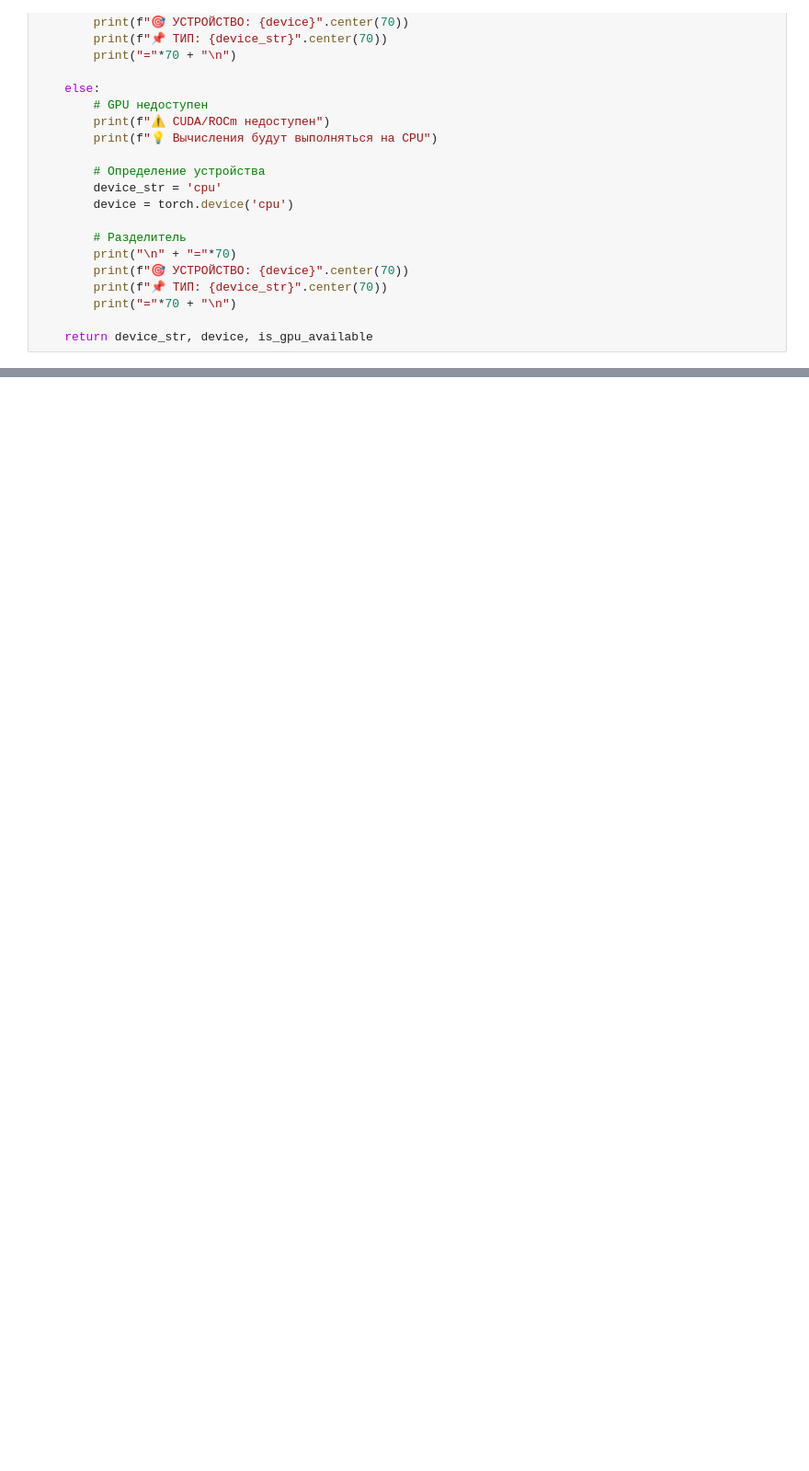
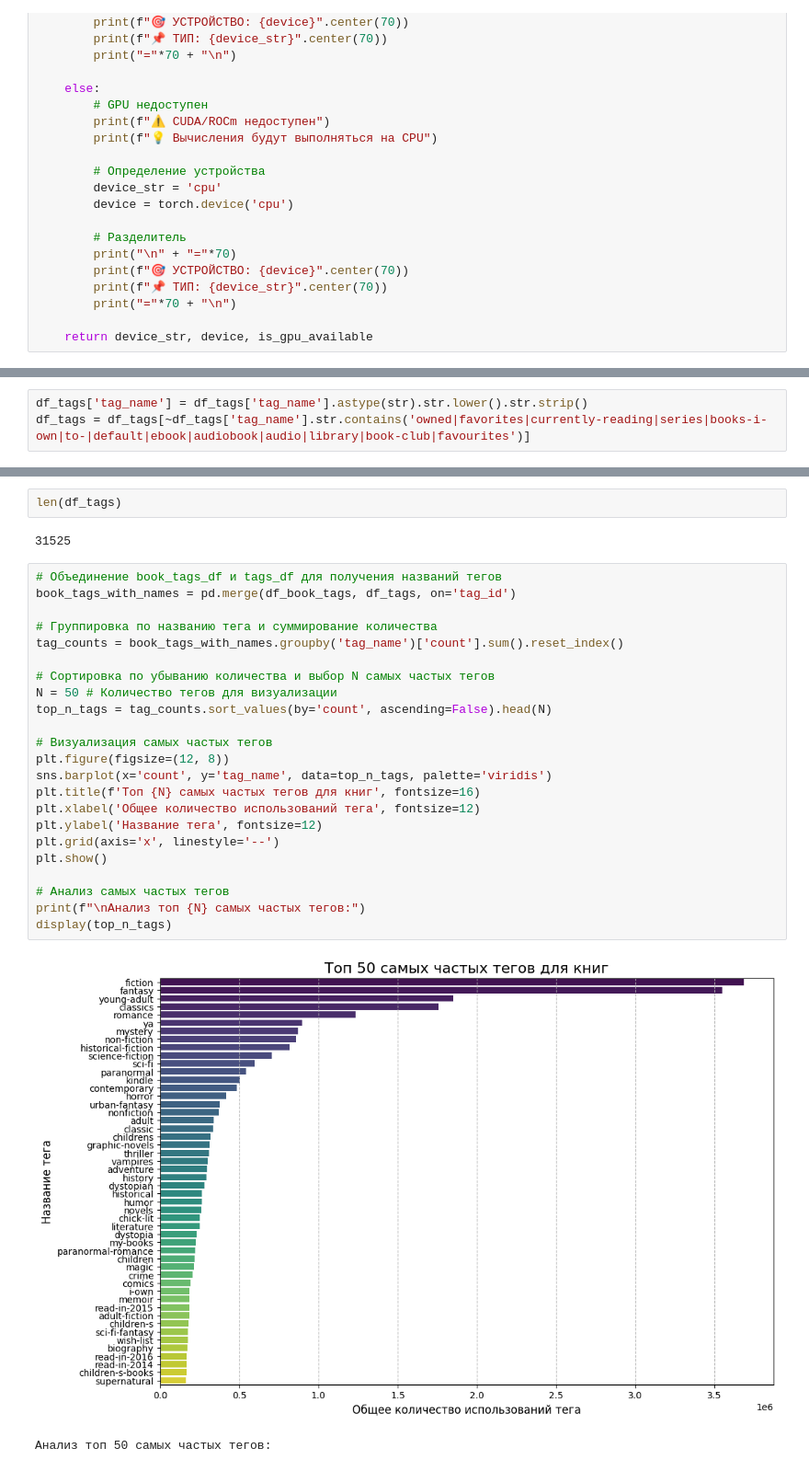
Before and after one commit to nikolay-grudanov/MEPHI-SF_ML, a Jupyter notebook: academic-semester-3/recommendation systems/session/GrudanovNA_RecomendSystem.ipynb, the cells around one changed output, grey strips where cells are left out. Shown at 92% size. Cells and saved outputs as stored; diff of their text form; blank space fills up the shorter version.

```diff
--- a/academic-semester-3/recommendation systems/session/GrudanovNA_RecomendSystem.ipynb
+++ b/academic-semester-3/recommendation systems/session/GrudanovNA_RecomendSystem.ipynb
@@ -140,0 +566,3 @@ def check_gpu_environment() -> tuple[str, torch.device, bool]:
+# %%
+df_tags['tag_name'] = df_tags['tag_name'].astype(str).str.lower().str.strip()
+df_tags = df_tags[~df_tags['tag_name'].str.contains('owned|favorites|currently-reading|series|books-i-own|to-|default|ebook|audiobook|audio|library|book-club|favourites')]
@@ -140,0 +589,30 @@ def check_gpu_environment() -> tuple[str, torch.device, bool]:
+# %%
+len(df_tags)
+# %% [output]
+31525
+# %%
+# Объединение book_tags_df и tags_df для получения названий тегов
+book_tags_with_names = pd.merge(df_book_tags, df_tags, on='tag_id')
+
+# Группировка по названию тега и суммирование количества
+tag_counts = book_tags_with_names.groupby('tag_name')['count'].sum().reset_index()
+
+# Сортировка по убыванию количества и выбор N самых частых тегов
+N = 50 # Количество тегов для визуализации
+top_n_tags = tag_counts.sort_values(by='count', ascending=False).head(N)
+
+# Визуализация самых частых тегов
+plt.figure(figsize=(12, 8))
+sns.barplot(x='count', y='tag_name', data=top_n_tags, palette='viridis')
+plt.title(f'Топ {N} самых частых тегов для книг', fontsize=16)
+plt.xlabel('Общее количество использований тега', fontsize=12)
+plt.ylabel('Название тега', fontsize=12)
+plt.grid(axis='x', linestyle='--')
+plt.show()
+
+# Анализ самых частых тегов
+print(f"\nАнализ топ {N} самых частых тегов:")
+display(top_n_tags)
+# %% [output]
+[figure, added]
+Анализ топ 50 самых частых тегов:
```
Also changed, not shown: parts of 201 cells of this notebook, 12 other files.
